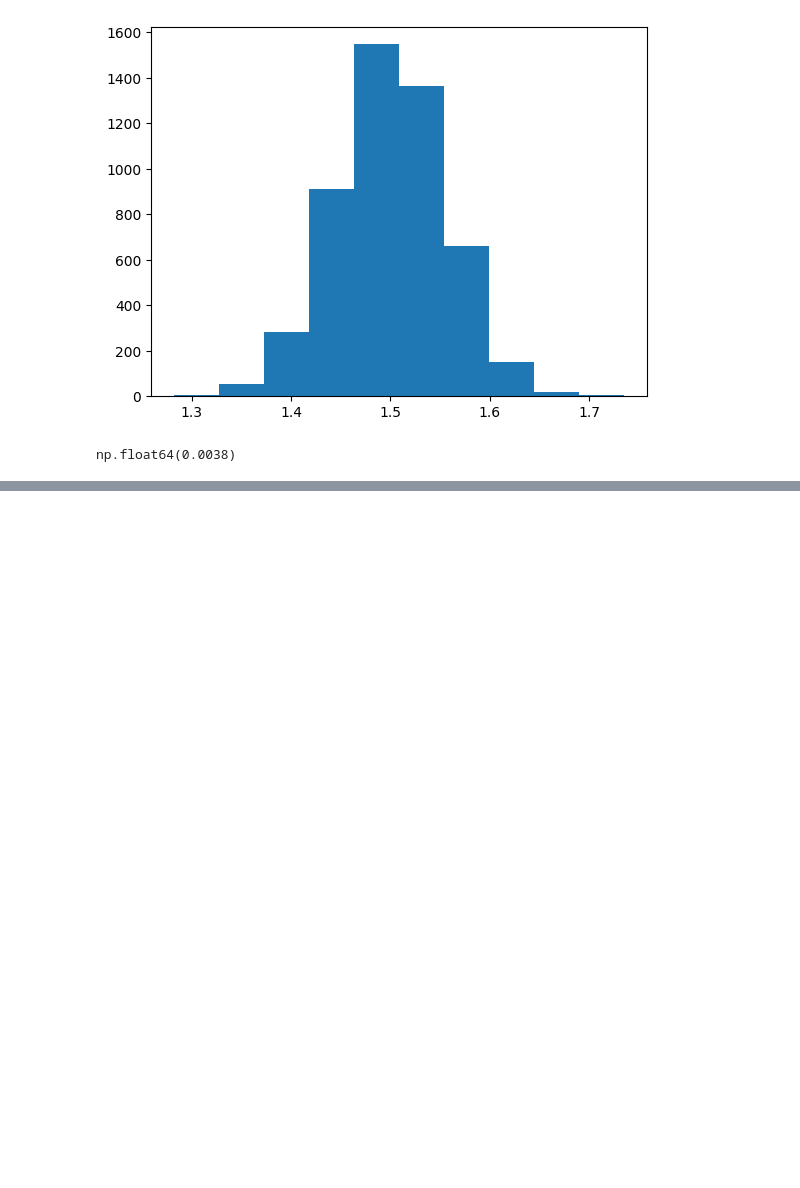
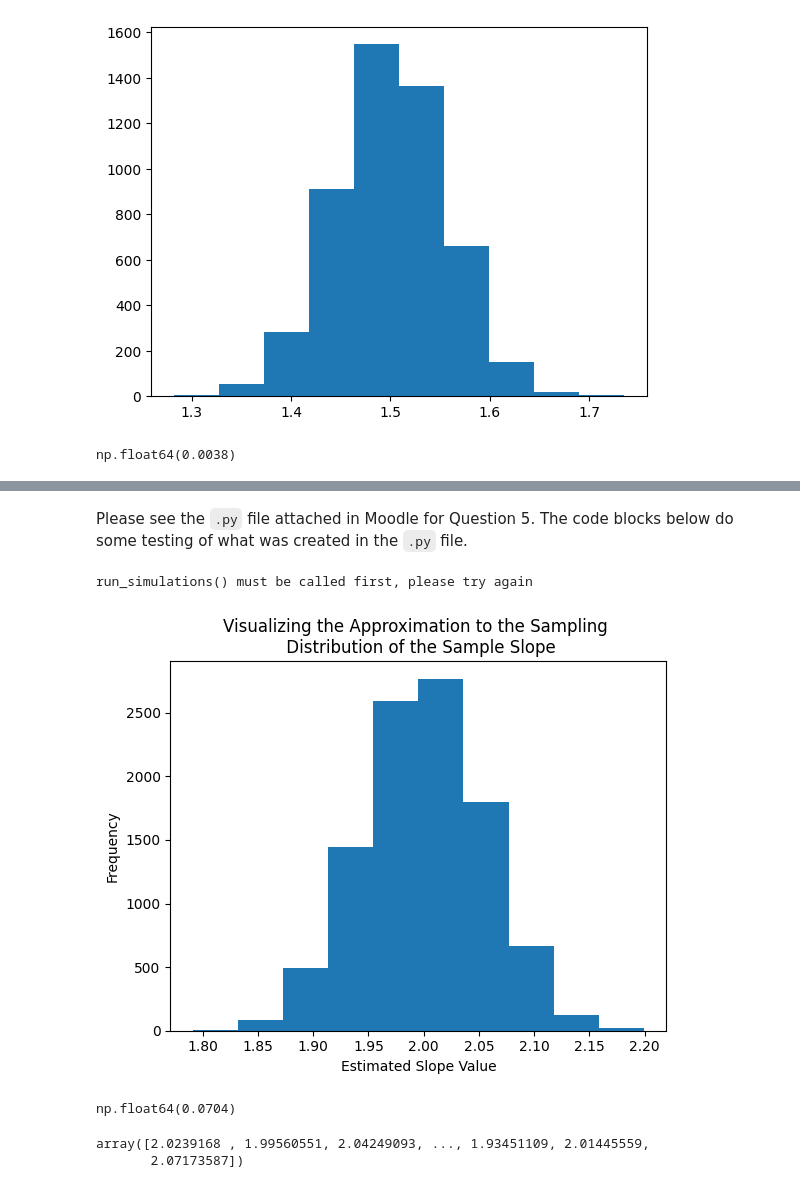
Before and after one commit to jlloring/ST-554_JLoring, a Jupyter notebook: Loring_HW6.ipynb, the cells around one changed output, grey strips where cells are left out. Cells and saved outputs as stored; diff of their text form; code cells hidden in the pictures; blank space fills up the shorter version.

Commit message:
Includes Part 2 testing at the end of the notebook

```diff
--- a/Loring_HW6.ipynb
+++ b/Loring_HW6.ipynb
@@ -190,0 +189,2 @@ For the rest of this part (i.e., Quesiton 5), please see the `.py` file attached
+# %% [markdown]
+Please see the `.py` file attached in Moodle for Question 5. The code blocks below do some testing of what was created in the `.py` file.
@@ -190,0 +270,22 @@ For the rest of this part (i.e., Quesiton 5), please see the `.py` file attached
+# %%
+test = SLR_slope_simulator(beta_0 = 12, beta_1 = 2, x = np.array(list(np.linspace(start = 0, stop = 10, num = 11))*3),
+                           sigma = 1, seed = 10) #creates instance of class object with given parameters
+# %%
+test.plot_sampling_distribution() #will return error message since we haven't yet run "run_simulations()"
+# %% [output]
+run_simulations() must be called first, please try again
+# %%
+test.run_simulations(10000) #runs 10000 simulations
+# %%
+test.plot_sampling_distribution() #plots the sampling distribution
+# %% [output]
+[figure, added]
+# %%
+test.find_prob(2.1, "two-sided") #approximates the two-sided probability of being larger than 2.1
+# %% [output]
+np.float64(0.0704)
+# %%
+test.slopes #prints out the values of the simulated slopes using the "slopes" attribute
+# %% [output]
+array([2.0239168 , 1.99560551, 2.04249093, ..., 1.93451109, 2.01445559,
+       2.07173587])
```
Also changed, not shown: parts of 2 cells of this notebook.
